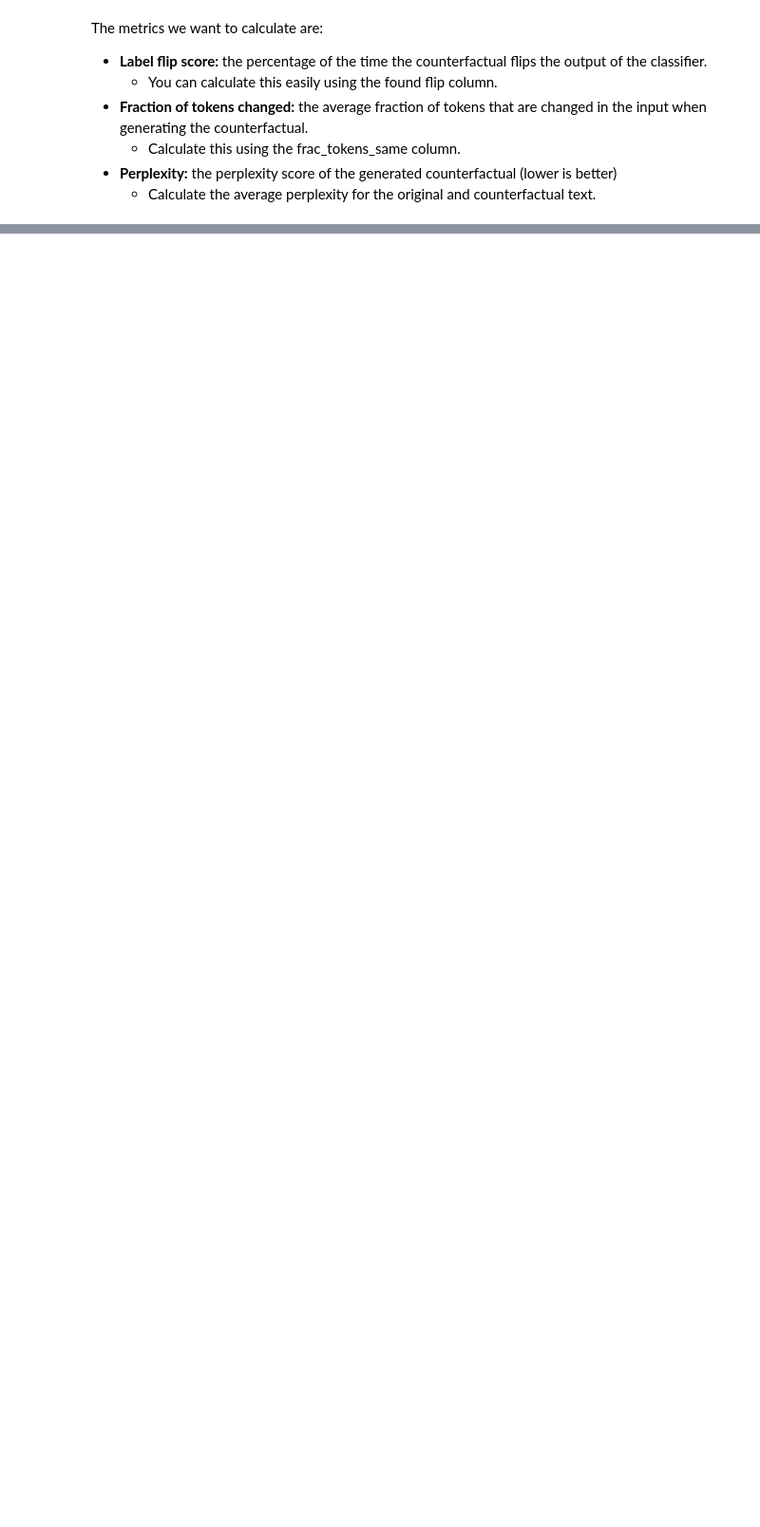
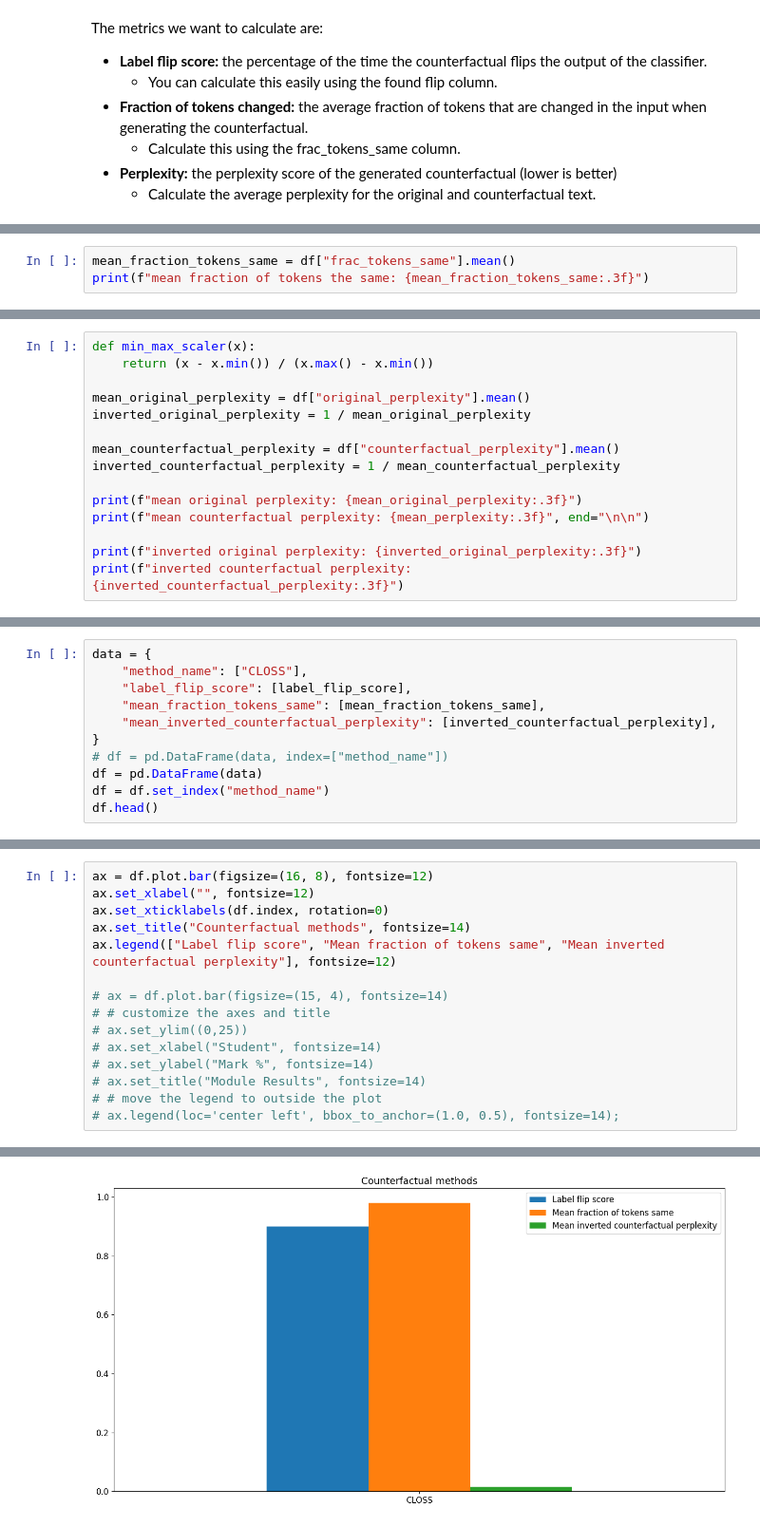
Before and after one commit to smcaleese/text-counterfactual-explanation-methods, a Jupyter notebook: analysis/results-analysis.ipynb, the cells around one changed output, grey strips where cells are left out. Shown: that part at 95% size. Saved outputs shown, nothing was run; the diff lists cells and outputs as text; blank space fills up the shorter version.

Commit message:
Added grouped bar chart, HotFlip script

```diff
--- a/analysis/results-analysis.ipynb
+++ b/analysis/results-analysis.ipynb
@@ -44,0 +44,3 @@ Name: found_flip, dtype: bool
+# %%
+mean_fraction_tokens_same = df["frac_tokens_same"].mean()
+print(f"mean fraction of tokens the same: {mean_fraction_tokens_same:.3f}")
@@ -44,0 +51,15 @@ Name: found_flip, dtype: bool
+# %%
+def min_max_scaler(x):
+    return (x - x.min()) / (x.max() - x.min())
+
+mean_original_perplexity = df["original_perplexity"].mean()
+inverted_original_perplexity = 1 / mean_original_perplexity
+
+mean_counterfactual_perplexity = df["counterfactual_perplexity"].mean()
+inverted_counterfactual_perplexity = 1 / mean_counterfactual_perplexity
+
+print(f"mean original perplexity: {mean_original_perplexity:.3f}")
+print(f"mean counterfactual perplexity: {mean_perplexity:.3f}", end="\n\n")
+
+print(f"inverted original perplexity: {inverted_original_perplexity:.3f}")
+print(f"inverted counterfactual perplexity: {inverted_counterfactual_perplexity:.3f}")
@@ -44,0 +79,11 @@ Name: found_flip, dtype: bool
+# %%
+data = {
+    "method_name": ["CLOSS"],
+    "label_flip_score": [label_flip_score],
+    "mean_fraction_tokens_same": [mean_fraction_tokens_same],
+    "mean_inverted_counterfactual_perplexity": [inverted_counterfactual_perplexity],
+}
+# df = pd.DataFrame(data, index=["method_name"])
+df = pd.DataFrame(data)
+df = df.set_index("method_name")
+df.head()
@@ -44,0 +94,16 @@ Name: found_flip, dtype: bool
+# %%
+ax = df.plot.bar(figsize=(16, 8), fontsize=12)
+ax.set_xlabel("", fontsize=12)
+ax.set_xticklabels(df.index, rotation=0)
+ax.set_title("Counterfactual methods", fontsize=14)
+ax.legend(["Label flip score", "Mean fraction of tokens same", "Mean inverted counterfactual perplexity"], fontsize=12)
+
+# ax = df.plot.bar(figsize=(15, 4), fontsize=14)
+# # customize the axes and title
+# ax.set_ylim((0,25))
+# ax.set_xlabel("Student", fontsize=14)
+# ax.set_ylabel("Mark %", fontsize=14)
+# ax.set_title("Module Results", fontsize=14)
+# # move the legend to outside the plot
+# ax.legend(loc='center left', bbox_to_anchor=(1.0, 0.5), fontsize=14);
+# %% [output]
@@ -44,0 +111 @@ Name: found_flip, dtype: bool
+[figure, added]
```
Also changed, not shown: parts of 11 cells of this notebook, 7 other files.
